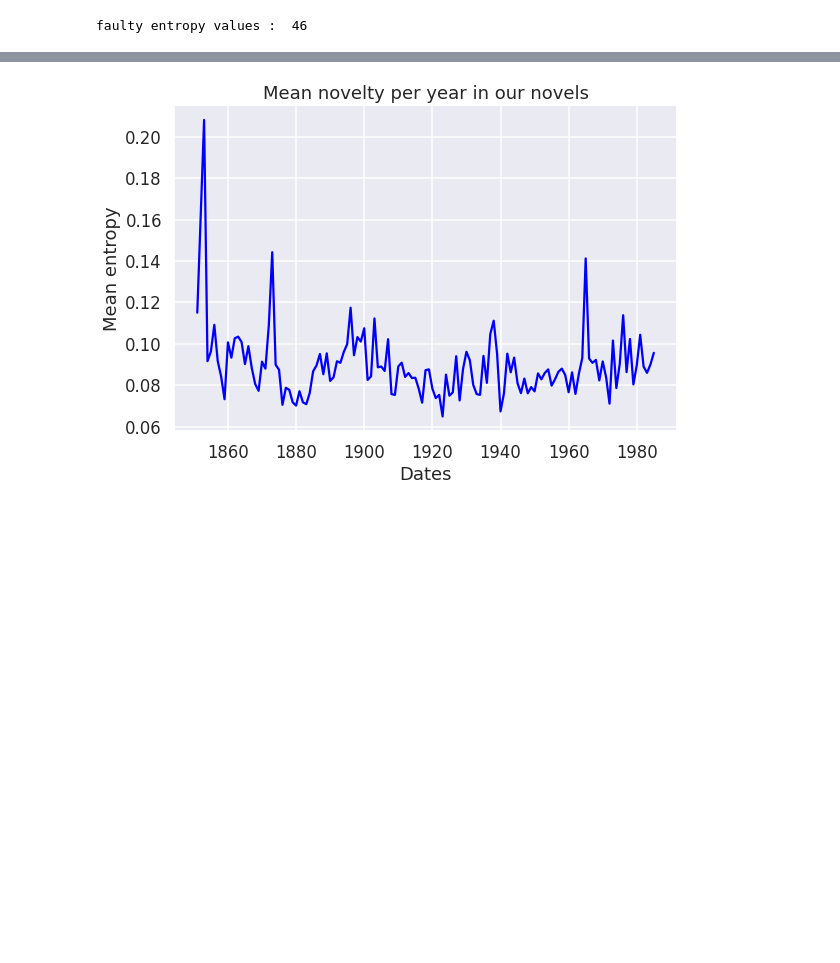
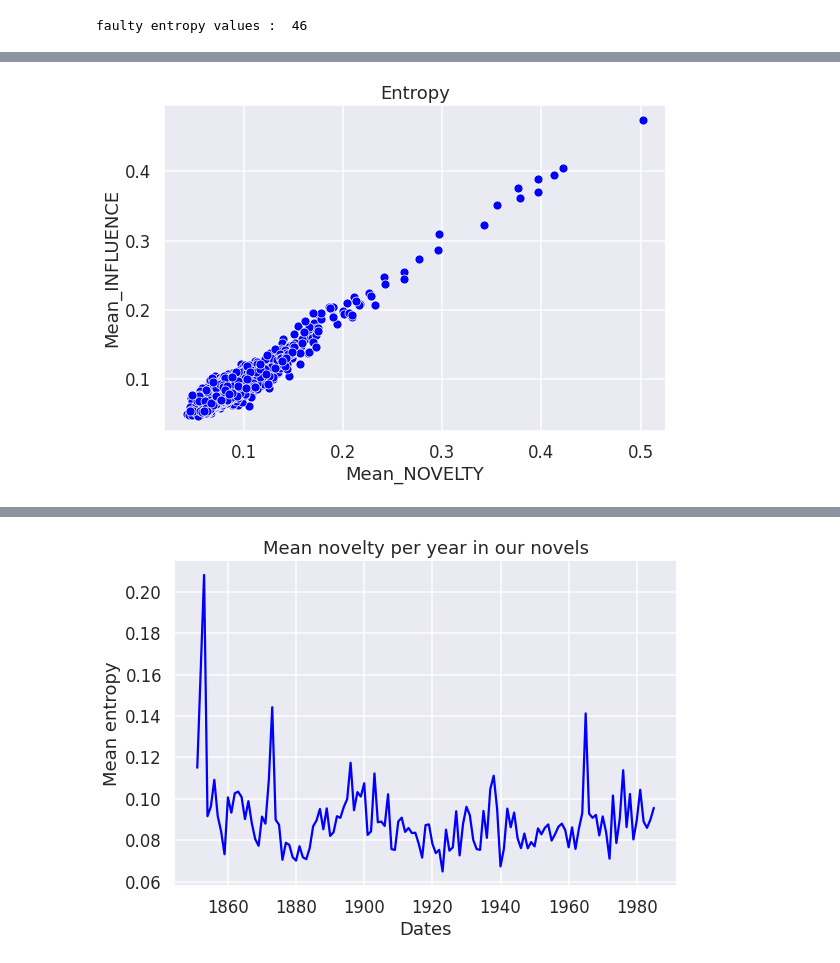
Before and after one commit to crazyjeannot/CHR_beyond_canonicity, a Jupyter notebook: modelize_change.ipynb, the cells around one changed output, grey strips where cells are left out. Saved outputs shown, nothing was run; the diff lists cells and outputs as text; code cells hidden in the pictures; blank space fills up the shorter version.

```diff
--- a/modelize_change.ipynb
+++ b/modelize_change.ipynb
@@ -99,7 +103,11 @@ def net_entropy(indexes, dates, entropies):
 net_novels_nov, net_dates_nov, net_NOVELTY = net_entropy(novels, dates, NOVELTY)
 # %% [output]
 faulty entropy values :  323
+# %%
+data_nov = pd.DataFrame({'Index': net_novels_nov, 'Date': net_dates_nov, 'Mean_NOVELTY': net_NOVELTY})
 # %%
 net_novels_inf, net_dates_inf, net_INFLUENCE = net_entropy(novels, dates, INFLUENCE)
 # %% [output]
 faulty entropy values :  46
+# %%
+data_inf = pd.DataFrame({'Index': net_novels_inf, 'Date': net_dates_inf, 'Mean_INFLUENCE': net_INFLUENCE})
@@ -105,0 +164,2 @@ faulty entropy values :  46
+# %%
+merged_df = pd.merge(data_nov, data_inf, on='Index', how='inner')
@@ -105,0 +182,13 @@ faulty entropy values :  46
+# %%
+plt.figure(figsize=(9,6))
+ax = plt.subplot()
+ax.set_title('Entropy')
+
+ax = sns.scatterplot(data=merged_df, x="Mean_NOVELTY", y="Mean_INFLUENCE", color='blue', ax=ax)
+
+ax.set_xlabel('Mean_NOVELTY')
+ax.set_ylabel('Mean_INFLUENCE')
+
+plt.show()
+# %% [output]
+[figure, added]
```
Also changed, not shown: parts of 33 cells of this notebook, 2 other files.
